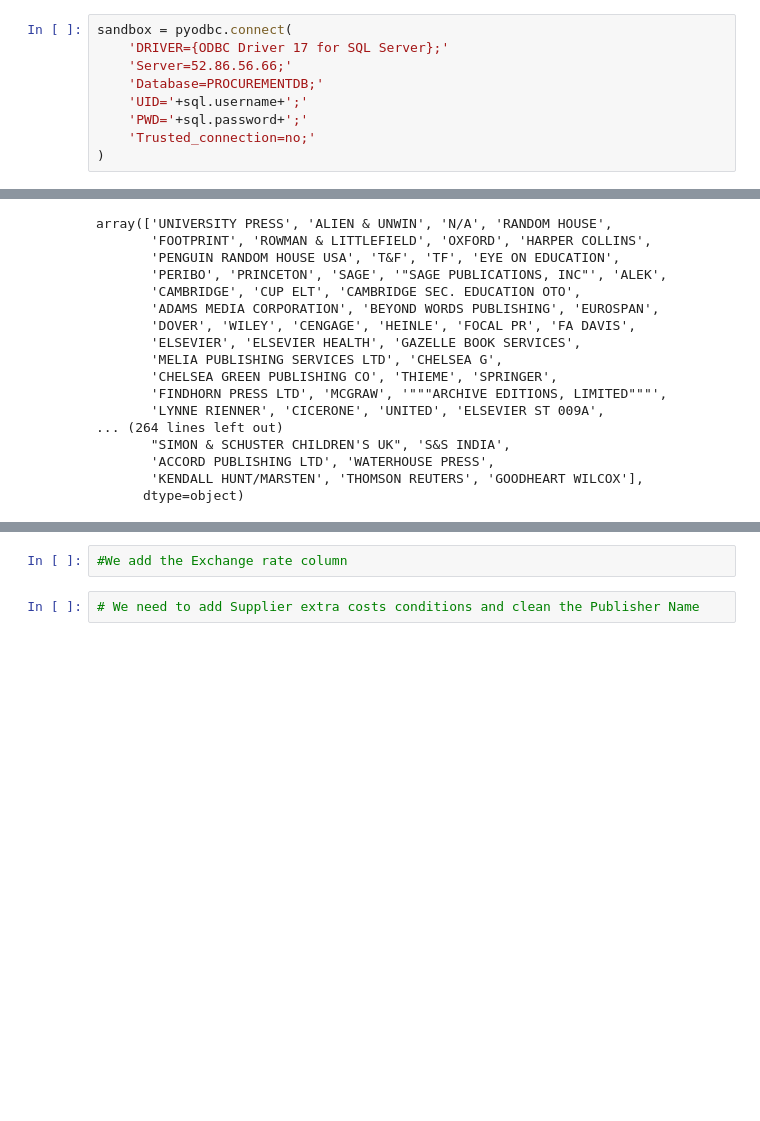
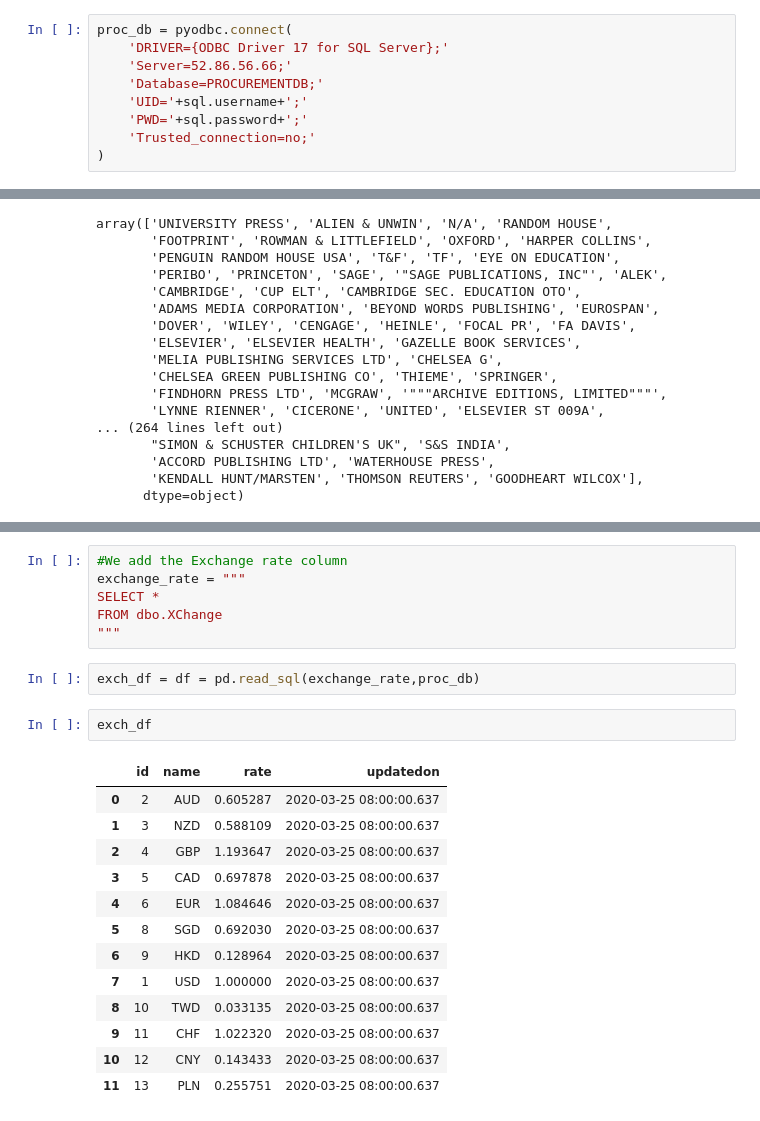
Before and after one commit to JoseRMatos/best_supplier, a Jupyter notebook: cost_analysis.ipynb, the cells around one changed output, grey strips where cells are left out. Cells and saved outputs as stored; diff of their text form; blank space fills up the shorter version.

Commit message:
Adding Suppliers

```diff
--- a/cost_analysis.ipynb
+++ b/cost_analysis.ipynb
@@ -5,7 +5,7 @@ import numpy as np
 # %%
 import sqlCredentials as sql
 # %%
-sandbox = pyodbc.connect(
+proc_db = pyodbc.connect(
     'DRIVER={ODBC Driver 17 for SQL Server};'
     'Server=52.86.56.66;'
     'Database=PROCUREMENTDB;'
@@ -306,4 +334,24 @@ array(['UNIVERSITY PRESS', 'ALIEN & UNWIN', 'N/A', 'RANDOM HOUSE',
 # %%
 #We add the Exchange rate column
+exchange_rate = """
+SELECT *
+FROM dbo.XChange
+"""
-# %%
-# We need to add Supplier extra costs conditions and clean the Publisher Name
+# %%
+exch_df = df = pd.read_sql(exchange_rate,proc_db)
+# %%
+exch_df
+# %% [output]
+|  | id | name | rate | updatedon |
+| 0 | 2 | AUD | 0.605287 | 2020-03-25 08:00:00.637 |
+| 1 | 3 | NZD | 0.588109 | 2020-03-25 08:00:00.637 |
+| 2 | 4 | GBP | 1.193647 | 2020-03-25 08:00:00.637 |
+| 3 | 5 | CAD | 0.697878 | 2020-03-25 08:00:00.637 |
+| 4 | 6 | EUR | 1.084646 | 2020-03-25 08:00:00.637 |
+| 5 | 8 | SGD | 0.692030 | 2020-03-25 08:00:00.637 |
+| 6 | 9 | HKD | 0.128964 | 2020-03-25 08:00:00.637 |
+| 7 | 1 | USD | 1.000000 | 2020-03-25 08:00:00.637 |
+| 8 | 10 | TWD | 0.033135 | 2020-03-25 08:00:00.637 |
+| 9 | 11 | CHF | 1.022320 | 2020-03-25 08:00:00.637 |
+| 10 | 12 | CNY | 0.143433 | 2020-03-25 08:00:00.637 |
+| 11 | 13 | PLN | 0.255751 | 2020-03-25 08:00:00.637 |
```
Also changed, not shown: parts of 6 cells of this notebook.
